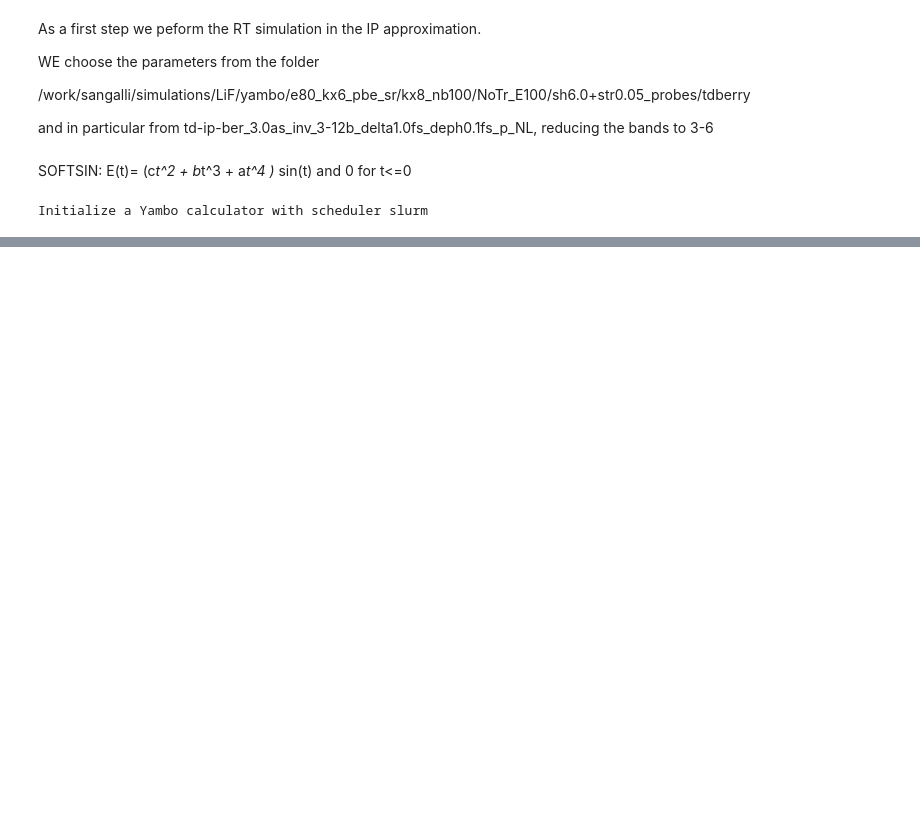
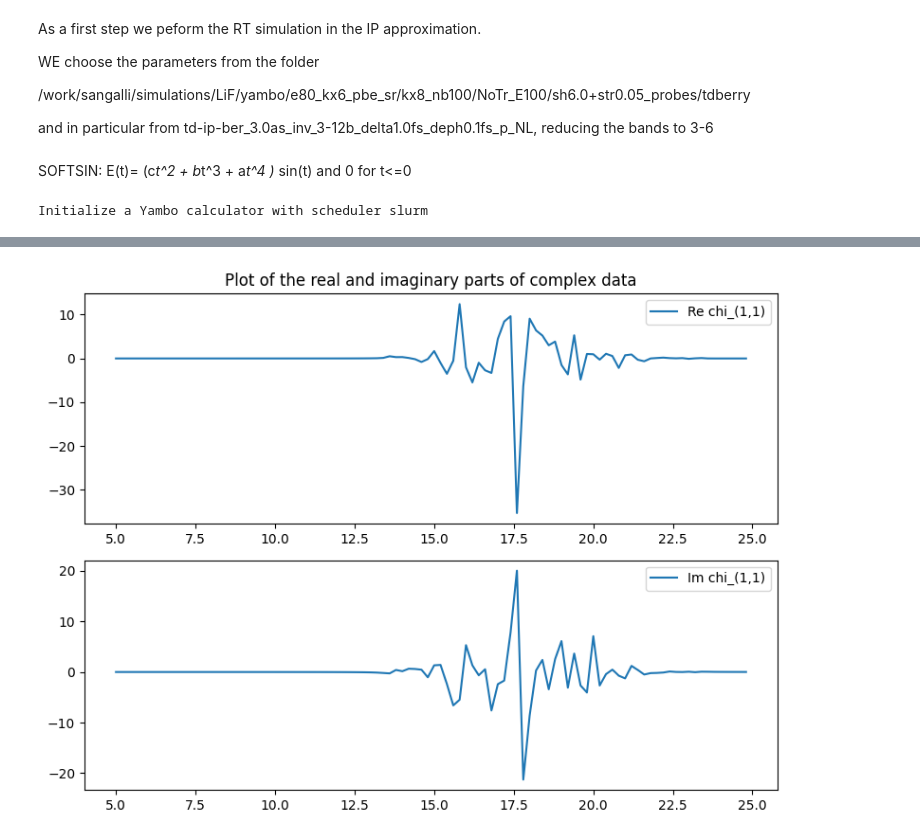
Before and after one commit to marcodalessandro76/LiF, a Jupyter notebook: Transient_Abs_vs_Non-linear_chi/Transient_Abs_NL-Chi.ipynb, the cells around one changed output, grey strips where cells are left out. Cells and saved outputs as stored; diff of their text form; code cells hidden in the pictures; blank space fills up the shorter version.

```diff
--- a/Transient_Abs_vs_Non-linear_chi/Transient_Abs_NL-Chi.ipynb
+++ b/Transient_Abs_vs_Non-linear_chi/Transient_Abs_NL-Chi.ipynb
@@ -689,0 +303,4 @@ ax1.legend()
+# %%
+Utils.Plot_ComplexArray(freqs,chi_freqmix[0][(1,1)],label='chi_(1,1)')
+# %% [output]
+[figure, added]
```
Also changed, not shown: parts of 150 cells of this notebook, 1 other file.
